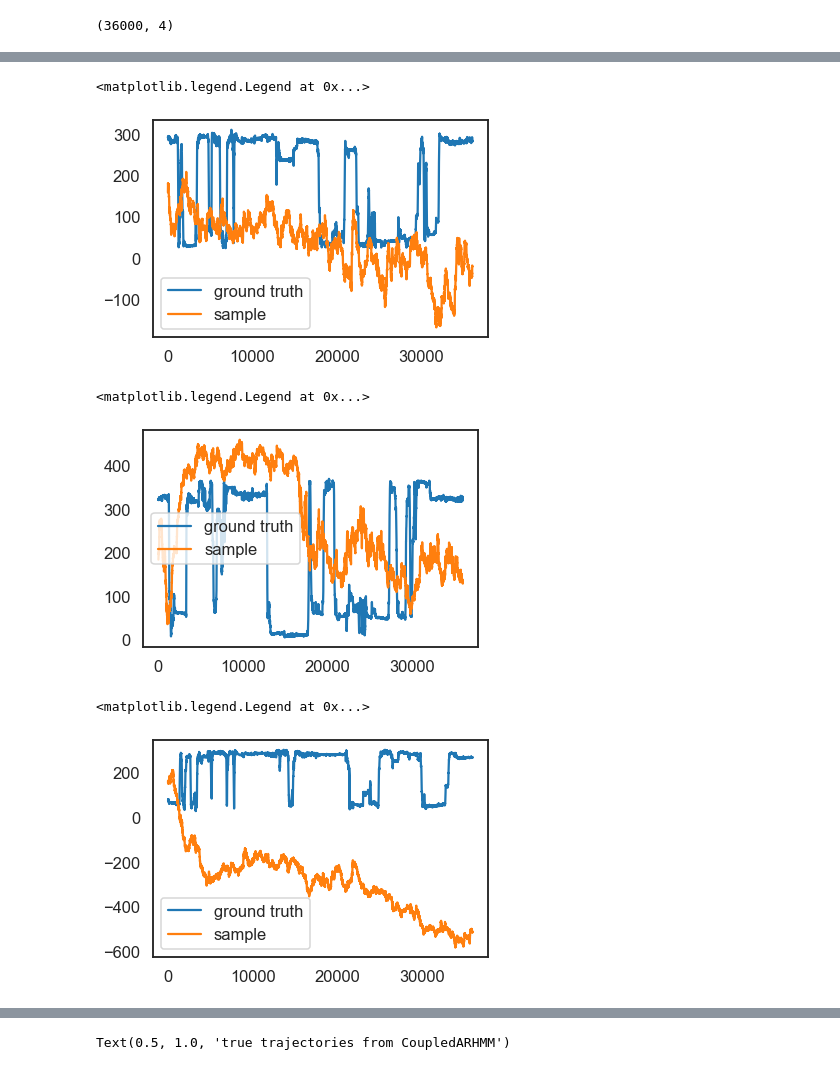
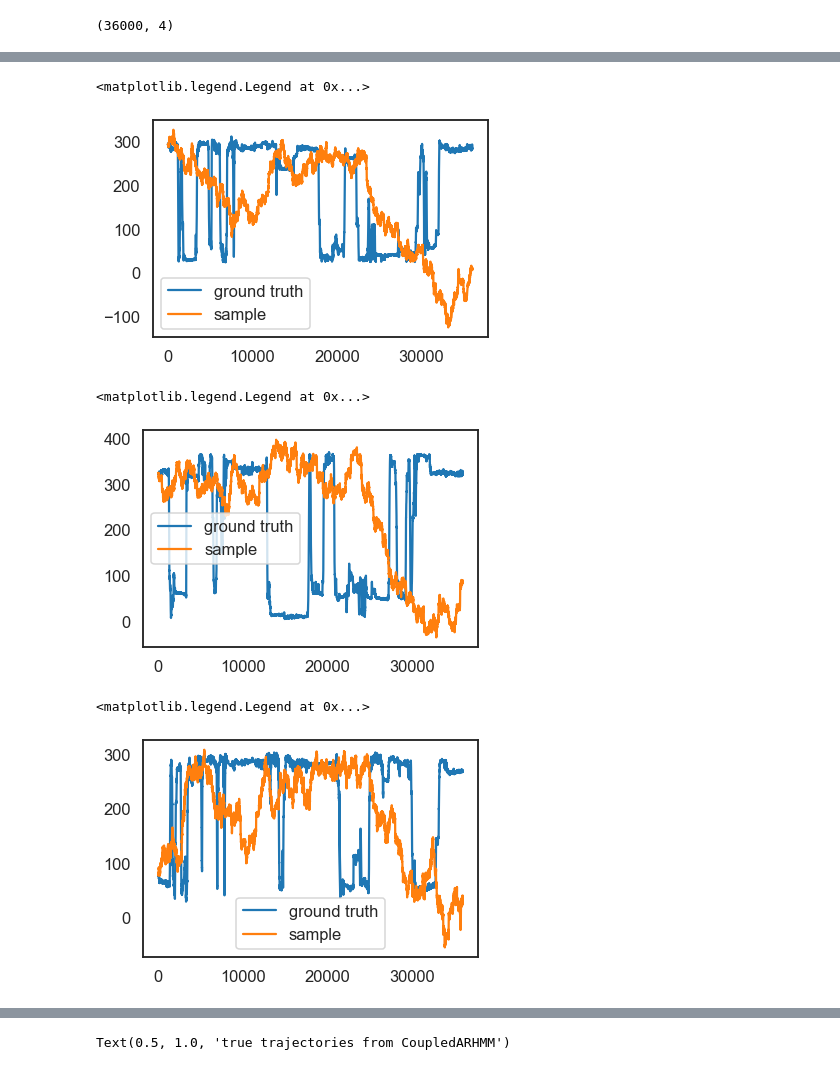
Before and after one commit to cunningham-lab/SocialBehaviors, a Jupyter notebook: ARHMM.ipynb, the cells around one changed output, grey strips where cells are left out. Drawn from its saved outputs; the diff is of its cells as text; code cells hidden in the pictures.

```diff
--- a/ARHMM.ipynb
+++ b/ARHMM.ipynb
@@ -369,24 +363,24 @@ duration = 36000 - 1
 car_z_29, car_x_29 = car_traj29.sample(duration, prefix=(z_pre, x_pre))
 # %%
 plt.plot(traj_29[1:,0], label='ground truth')
-plt.plot(x_29[:,0], label='sample')
+plt.plot(car_x_29[:,0], label='sample')
 plt.legend()
 # %% [output]
 <matplotlib.legend.Legend at 0x...>
-[figure, old version]
+[figure, new version]
 # %%
 plt.plot(traj_29[1:,1], label='ground truth')
-plt.plot(x_29[:,1], label='sample')
+plt.plot(car_x_29[:,1], label='sample')
 plt.legend()
 # %% [output]
 <matplotlib.legend.Legend at 0x...>
-[figure, old version]
+[figure, new version]
 # %%
 plt.plot(traj_29[1:,2], label='ground truth')
-plt.plot(x_29[:,2], label='sample')
+plt.plot(car_x_29[:,2], label='sample')
 plt.legend()
 # %% [output]
 <matplotlib.legend.Legend at 0x...>
-[figure, old version]
+[figure, new version]
 # %%
 plt.plot(traj_29[1:,3], label='ground truth')
```
Also changed, not shown: parts of 16 cells of this notebook.
